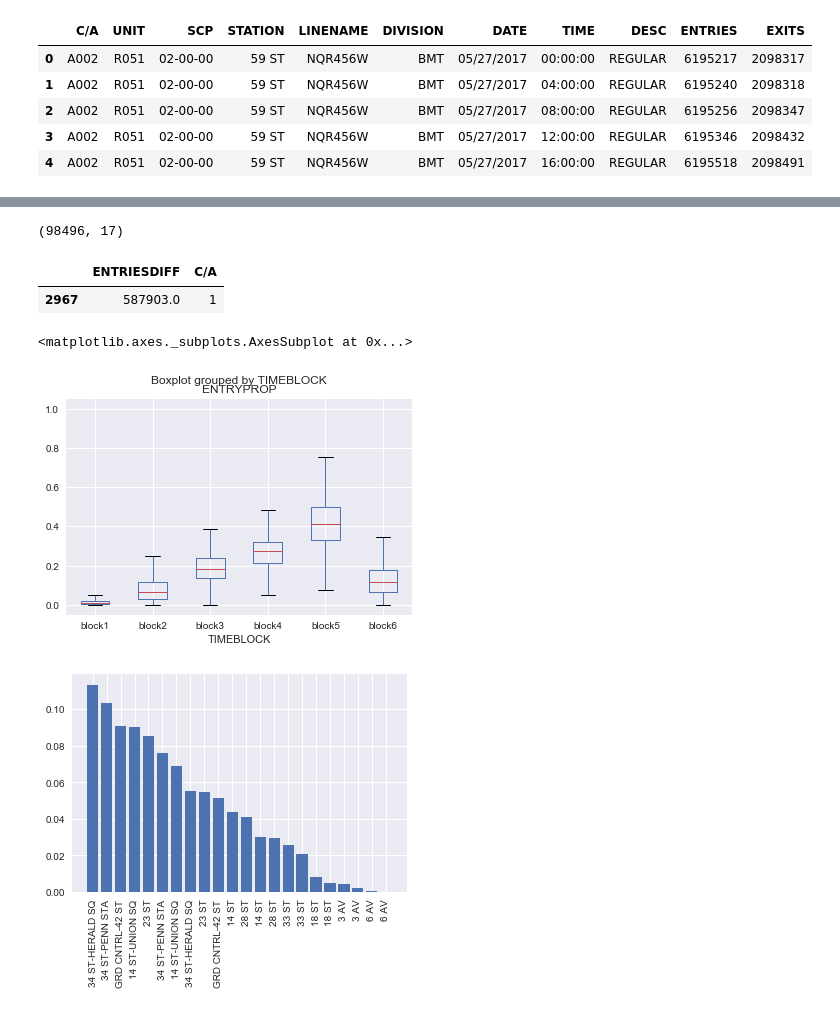
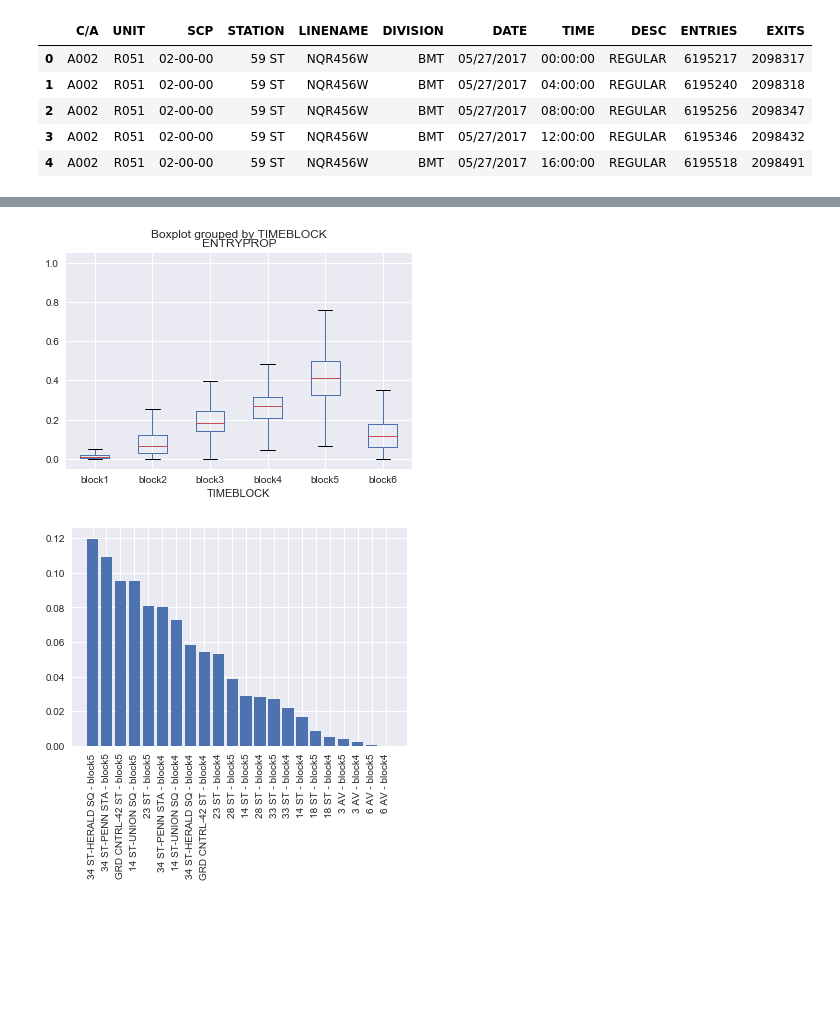
Before and after one commit to reichsmarc/mta_project, a Jupyter notebook: turnstile_cleaning.ipynb, the cells around one changed output, grey strips where cells are left out. Cells and saved outputs as stored; diff of their text form; code cells hidden in the pictures; blank space fills up the shorter version.

```diff
--- a/turnstile_cleaning.ipynb
+++ b/turnstile_cleaning.ipynb
@@ -249,0 +119,3 @@ df.shape
+# %%
+df = pd.merge(maxdf, entrydf, on=['C/A', 'UNIT', 'SCP', 'STATION', 'DATE'])
+dfshift = df.shift(1)
@@ -295,6 +256,0 @@ droplist = droplist + df[dropkey2].index.tolist() + df[dropkey3].index.tolist()
-# %%
-df1 = df.drop(droplist)
-
-df1.shape
-# %% [output]
-(98496, 17)
@@ -303,30 +257,31 @@ df1 = df1[(df1['DAYOFWEEK'] != 5) & (df1['DAYOFWEEK'] != 6)]
-# %%
-t=df.groupby('ENTRIESDIFF')['C/A'].count().reset_index().sort_values('C/A', ascending = False)
-t.tail(1)
-# %% [output]
-|  | ENTRIESDIFF | C/A |
-| 2967 | 587903.0 | 1 |
+# %%
+# remove weekends from dataset
+df = df[(df['DAYOFWEEK'] != 5) & (df['DAYOFWEEK'] != 6)]
 # %%
-bdf = df1[(df1['ENTRYPROP'] >= 0) & (df1['ENTRYPROP'] <= 1)]
+# box plot of time block entries as a percentage of total daily entries
+bdf = df[(df['ENTRYPROP'] >= 0) & (df['ENTRYPROP'] <= 1)]
 
-bdf.boxplot('ENTRYPROP', by='TIMEBLOCK')
+bdf.boxplot('ENTRYPROP', by='TIMEBLOCK');
 # %% [output]
-<matplotlib.axes._subplots.AxesSubplot at 0x...>
 [figure]
 # %%
-df2 = df1[(df1['TIMEBLOCK'] == 'block4') ^ (df1['TIMEBLOCK'] == 'block5')].sort_values('ENTRIESDIFF', ascending = False)
+df2 = df[(df['TIMEBLOCK'] == 'block4') ^ \
+          (df['TIMEBLOCK'] == 'block5')] \
+           .sort_values('ENTRIESDIFF', ascending = False)
 
-money = df2.groupby(['TIMEBLOCK', 'STATION'], as_index = False).ENTRIESDIFF.sum()
+# total ridership by time block, by station for last period of May and first period of June, 2014 to 2016
+tbs = df2.groupby(['TIMEBLOCK', 'STATION'], as_index = False).ENTRIESDIFF.sum()
 
-money = money.sort_values('ENTRIESDIFF', ascending=False)
+tbs = tbs.sort_values('ENTRIESDIFF', ascending=False)
 
-money['NAME'] = money['STATION'] + ' - ' + money['TIMEBLOCK']
+tbs['NAME'] = tbs['STATION'] + ' - ' + tbs['TIMEBLOCK']
 # %%
-money.EntriesNorm = money.ENTRIESDIFF/(money.ENTRIESDIFF.sum())
+tbs.EntriesNorm = tbs.ENTRIESDIFF/(tbs.ENTRIESDIFF.sum())
 # %%
-labels = [x for x in range(len(money.STATION))]
-plt.bar(labels, money.EntriesNorm, align='center')
-plt.xticks(labels, money.STATION, rotation='vertical')
+labels = [x for x in range(len(tbs.NAME))]
+plt.bar(labels, tbs.EntriesNorm, align='center')
+plt.xticks(labels, tbs.NAME, rotation='vertical')
+
 plt.show()
 # %% [output]
-[figure, old version]
+[figure, new version]
```
Also changed, not shown: parts of 34 cells of this notebook.
